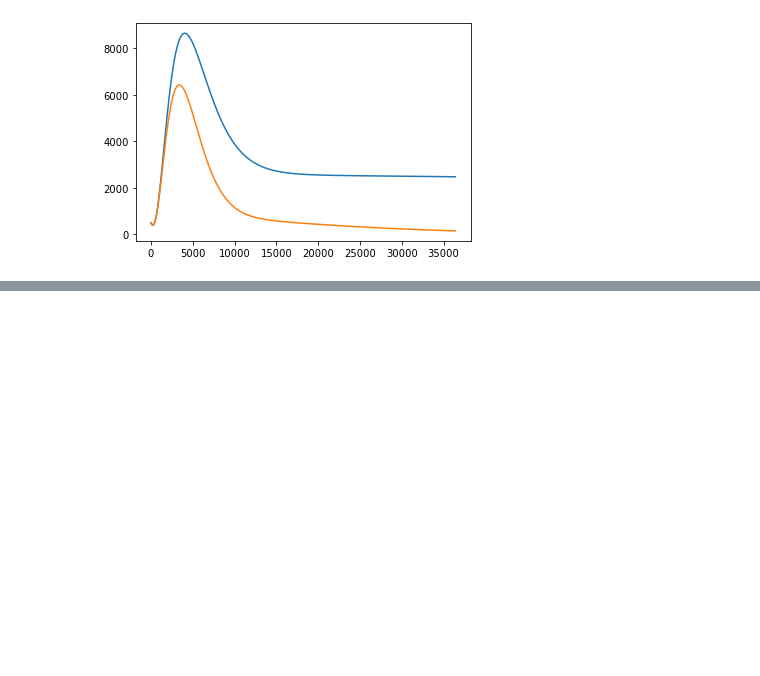
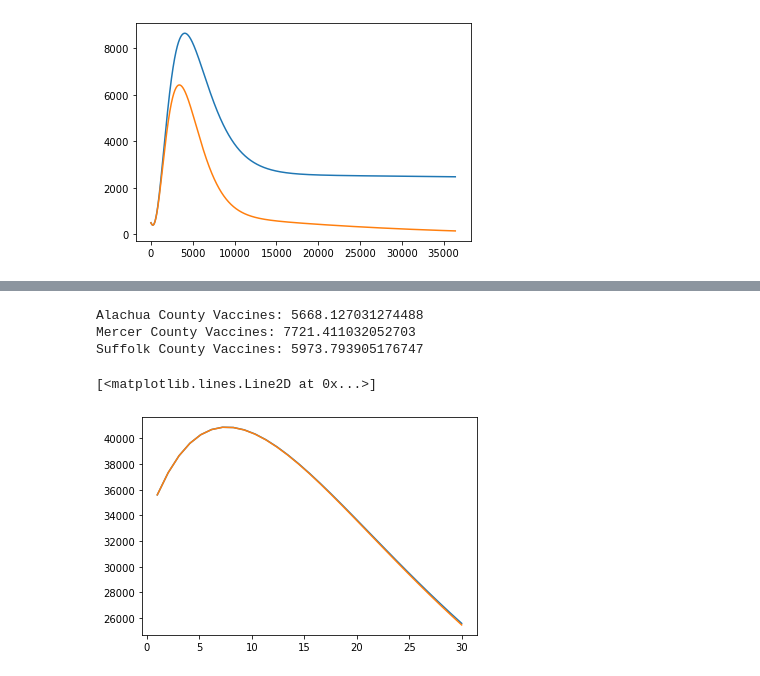
Before and after one commit to apasunuri/Vaccine-Distribution, a Jupyter notebook: models/Refactored SEIR.ipynb, the cells around one changed output, grey strips where cells are left out. Drawn from its saved outputs; the diff is of its cells as text; code cells hidden in the pictures; blank space fills up the shorter version.

```diff
--- a/models/Refactored SEIR.ipynb
+++ b/models/Refactored SEIR.ipynb
@@ -121,0 +384,11 @@ plt.plot(yy1[5])
+# %%
+alachua_m = alachua_percentage * model_total_vaccines
+mercer_m = mercer_percentage * model_total_vaccines
+suffolk_m = suffolk_percentage * model_total_vaccines
+print( "Alachua County Vaccines: {}".format(alachua_m))
+print("Mercer County Vaccines: {}".format(mercer_m))
+print("Suffolk County Vaccines: {}".format(suffolk_m))
+# %% [output]
+Alachua County Vaccines: 5668.127031274488
+Mercer County Vaccines: 7721.411032052703
+Suffolk County Vaccines: 5973.793905176747
@@ -121,0 +400,7 @@ plt.plot(yy1[5])
+# %%
+t = np.linspace(1, 30, 29)
+plt.plot(t, IsaM)
+plt.plot(t, IsaR)
+# %% [output]
+[<matplotlib.lines.Line2D at 0x...>]
+[figure, added]
```
Also changed, not shown: parts of 79 cells of this notebook, 32 other files.
